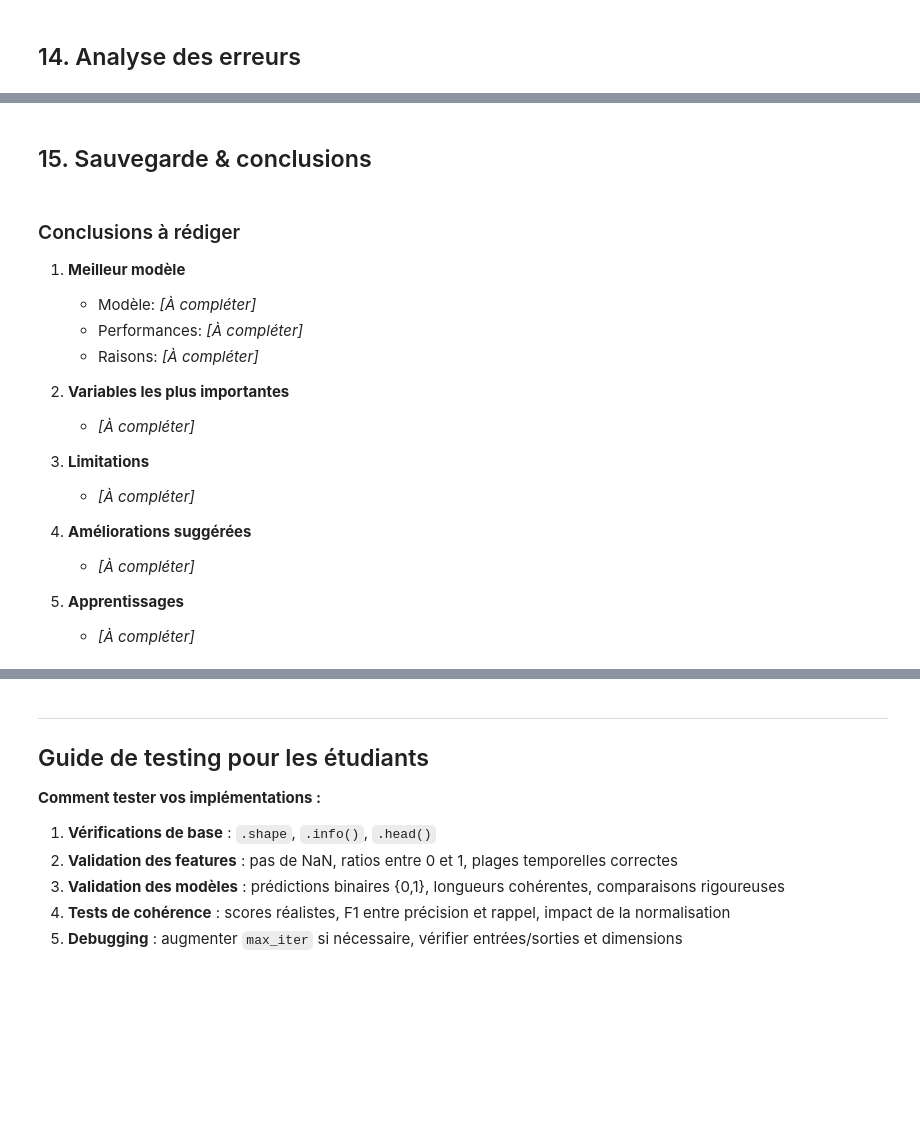
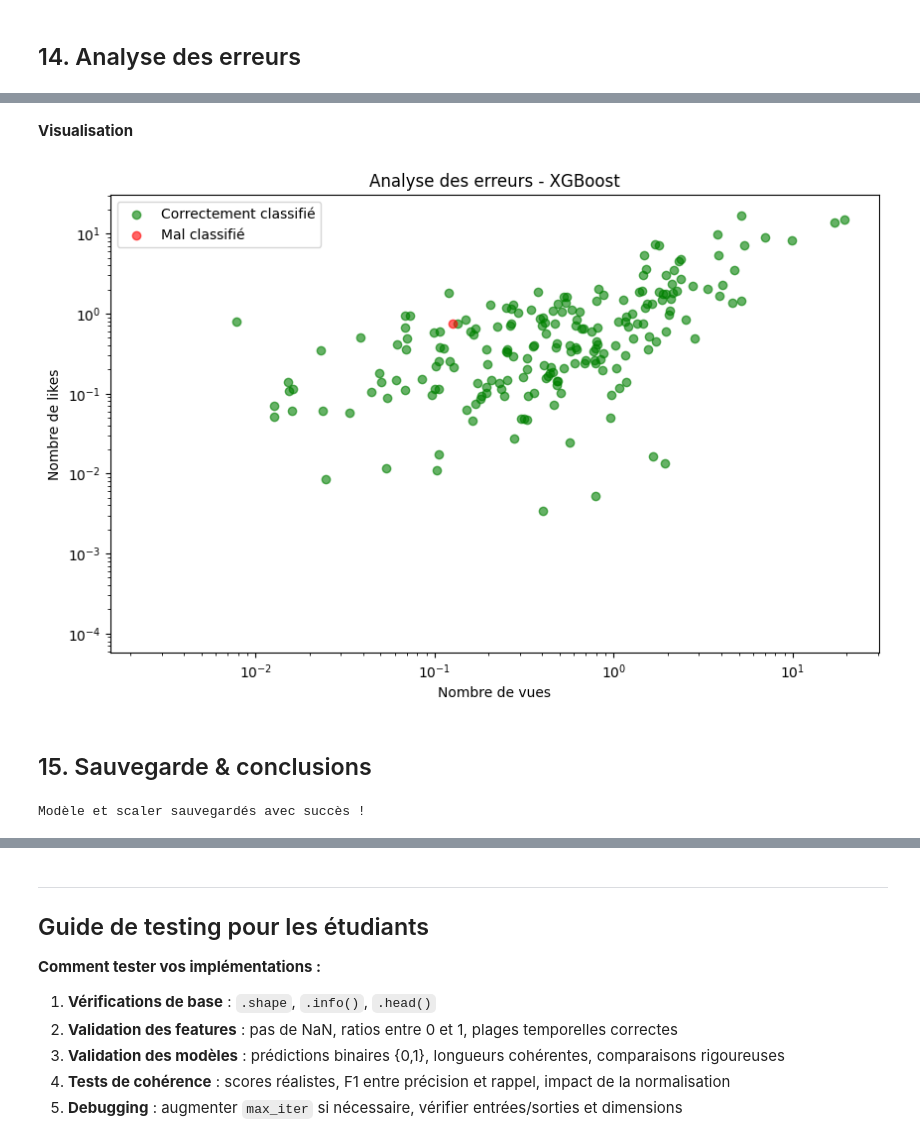
Before and after one commit to nabil-ghazali/Projet_ML_Youtube, a Jupyter notebook: projet-ml-youtube-trending-68b010e7b5bc2532236423.ipynb, the cells around one changed output, grey strips where cells are left out. Drawn from its saved outputs; the diff is of its cells as text; code cells hidden in the pictures; blank space fills up the shorter version.

```diff
--- a/projet-ml-youtube-trending-68b010e7b5bc2532236423.ipynb
+++ b/projet-ml-youtube-trending-68b010e7b5bc2532236423.ipynb
@@ -1748,28 +2059,46 @@ F1-Score : 0.9780
+# %% [markdown]
+**Visualisation**
+# %%
+import matplotlib.pyplot as plt
+
+# Créer une colonne indiquant si la prédiction est correcte ou non
+X_test_plot = X_test.copy()
+X_test_plot['Réel'] = y_test
+X_test_plot['Prédit'] = best_xgb_pred
+X_test_plot['Erreur'] = X_test_plot['Réel'] != X_test_plot['Prédit']
+
+# Tracer views vs likes
+plt.figure(figsize=(10,6))
+plt.scatter(
+    X_test_plot.loc[~X_test_plot['Erreur'], 'views'],
+    X_test_plot.loc[~X_test_plot['Erreur'], 'likes'],
+    color='green', label='Correctement classifié', alpha=0.6
+)
+plt.scatter(
+    X_test_plot.loc[X_test_plot['Erreur'], 'views'],
+    X_test_plot.loc[X_test_plot['Erreur'], 'likes'],
+    color='red', label='Mal classifié', alpha=0.6
+)
+plt.xlabel('Nombre de vues')
+plt.ylabel('Nombre de likes')
+plt.title('Analyse des erreurs - XGBoost')
+plt.legend()
+plt.xscale('log')  # optionnel : échelle logarithmique si les valeurs varient beaucoup
+plt.yscale('log')  # idem
+plt.show()
+# %% [output]
+[figure, added]
 # %% [markdown]
 ## 15. Sauvegarde & conclusions
 # %%
-# VOTRE CODE ICI - Section 15.1
-# import joblib
-# # Remplacez 'best_rf' / 'scaler' par vos objets
-# # joblib.dump(best_model, 'best_youtube_classifier.pkl')
-# # joblib.dump(scaler, 'feature_scaler.pkl')
-# # print("Modèle et scaler sauvegardés avec succès!")
+import joblib
+
+# Sauvegarde du meilleur modèle XGBoost
+joblib.dump(best_xgb, 'best_xgboost_youtube_classifier.pkl')
+
+# Si tu as utilisé un scaler pour tes features
+# joblib.dump(scaler, 'feature_scaler.pkl')
+
+print("Modèle et scaler sauvegardés avec succès !")
+# %% [output]
+Modèle et scaler sauvegardés avec succès !
-# %% [markdown]
-### Conclusions à rédiger
-
-1. **Meilleur modèle**
-   - Modèle: *[À compléter]*
-   - Performances: *[À compléter]*
-   - Raisons: *[À compléter]*
-
-2. **Variables les plus importantes**
-   - *[À compléter]*
-
-3. **Limitations**
-   - *[À compléter]*
-
-4. **Améliorations suggérées**
-   - *[À compléter]*
-
-5. **Apprentissages**
-   - *[À compléter]*
```
Also changed, not shown: parts of 22 cells of this notebook, 1 other file.
